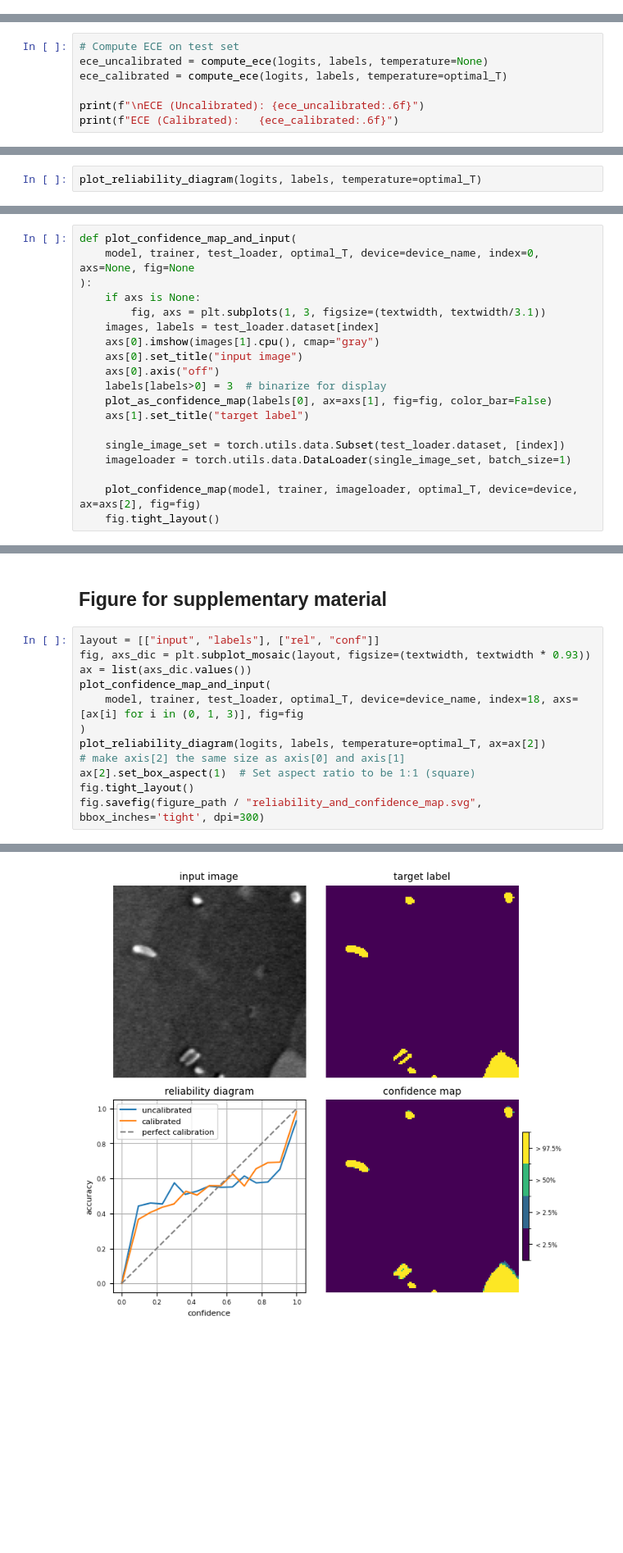
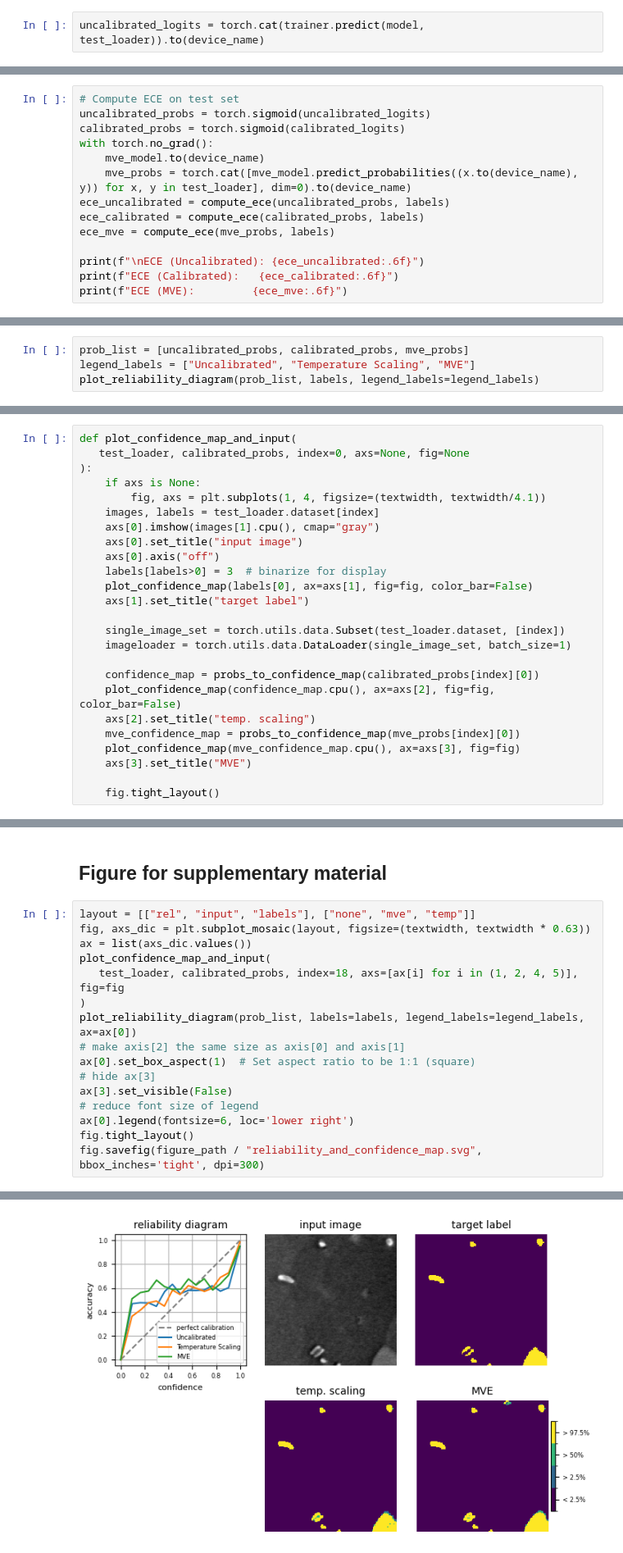
Before and after one commit to thawn/carde, a Jupyter notebook: docs/notebooks/uncertainty_estimation.ipynb, the cells around one changed output, grey strips where cells are left out. Shown: that part at 82% size. Cells and saved outputs as stored; diff of their text form; blank space fills up the shorter version.

```diff
--- a/docs/notebooks/uncertainty_estimation.ipynb
+++ b/docs/notebooks/uncertainty_estimation.ipynb
@@ -154,0 +144,2 @@ Monitored metric validation_loss did not improve in the last 15 records. Best sc
+# %%
+uncalibrated_logits = torch.cat(trainer.predict(model, test_loader)).to(device_name)
@@ -214,8 +238,15 @@ Negative Log-Likelihood (Calibrated):   0.0118
 # %%
 # Compute ECE on test set
-ece_uncalibrated = compute_ece(logits, labels, temperature=None)
-ece_calibrated = compute_ece(logits, labels, temperature=optimal_T)
+uncalibrated_probs = torch.sigmoid(uncalibrated_logits)
+calibrated_probs = torch.sigmoid(calibrated_logits)
+with torch.no_grad():
+    mve_model.to(device_name)
+    mve_probs = torch.cat([mve_model.predict_probabilities((x.to(device_name), y)) for x, y in test_loader], dim=0).to(device_name)
+ece_uncalibrated = compute_ece(uncalibrated_probs, labels)
+ece_calibrated = compute_ece(calibrated_probs, labels)
+ece_mve = compute_ece(mve_probs, labels)
 
 print(f"\nECE (Uncalibrated): {ece_uncalibrated:.6f}")
 print(f"ECE (Calibrated):   {ece_calibrated:.6f}")
+print(f"ECE (MVE):         {ece_mve:.6f}")
 # %% [output]
@@ -226,3 +258,5 @@ ECE (Calibrated):   0.001460
 # %%
-plot_reliability_diagram(logits, labels, temperature=optimal_T)
+prob_list = [uncalibrated_probs, calibrated_probs, mve_probs]
+legend_labels = ["Uncalibrated", "Temperature Scaling", "MVE"]
+plot_reliability_diagram(prob_list, labels, legend_labels=legend_labels)
 # %% [output]
@@ -232,20 +267,26 @@ plot_reliability_diagram(logits, labels, temperature=optimal_T)
 # %%
 def plot_confidence_map_and_input(
-    model, trainer, test_loader, optimal_T, device=device_name, index=0, axs=None, fig=None
+   test_loader, calibrated_probs, index=0, axs=None, fig=None
 ):
     if axs is None:
-        fig, axs = plt.subplots(1, 3, figsize=(textwidth, textwidth/3.1))
+        fig, axs = plt.subplots(1, 4, figsize=(textwidth, textwidth/4.1))
     images, labels = test_loader.dataset[index]
     axs[0].imshow(images[1].cpu(), cmap="gray")
     axs[0].set_title("input image")
     axs[0].axis("off")
     labels[labels>0] = 3  # binarize for display
-    plot_as_confidence_map(labels[0], ax=axs[1], fig=fig, color_bar=False)
+    plot_confidence_map(labels[0], ax=axs[1], fig=fig, color_bar=False)
     axs[1].set_title("target label")
 
     single_image_set = torch.utils.data.Subset(test_loader.dataset, [index])
     imageloader = torch.utils.data.DataLoader(single_image_set, batch_size=1)
 
-    plot_confidence_map(model, trainer, imageloader, optimal_T, device=device, ax=axs[2], fig=fig)
+    confidence_map = probs_to_confidence_map(calibrated_probs[index][0])
+    plot_confidence_map(confidence_map.cpu(), ax=axs[2], fig=fig, color_bar=False)
+    axs[2].set_title("temp. scaling")
+    mve_confidence_map = probs_to_confidence_map(mve_probs[index][0])
+    plot_confidence_map(mve_confidence_map.cpu(), ax=axs[3], fig=fig)
+    axs[3].set_title("MVE")
+
     fig.tight_layout()
 # %%
@@ -257,15 +297,19 @@ LOCAL_RANK: 0 - CUDA_VISIBLE_DEVICES: [0,1,2,3,4,5,6,7]
 # %% [markdown]
 ## Figure for supplementary material
 # %%
-layout = [["input", "labels"], ["rel", "conf"]]
-fig, axs_dic = plt.subplot_mosaic(layout, figsize=(textwidth, textwidth * 0.93))
+layout = [["rel", "input", "labels"], ["none", "mve", "temp"]]
+fig, axs_dic = plt.subplot_mosaic(layout, figsize=(textwidth, textwidth * 0.63))
 ax = list(axs_dic.values())
 plot_confidence_map_and_input(
-    model, trainer, test_loader, optimal_T, device=device_name, index=18, axs=[ax[i] for i in (0, 1, 3)], fig=fig
+   test_loader, calibrated_probs, index=18, axs=[ax[i] for i in (1, 2, 4, 5)], fig=fig
 )
-plot_reliability_diagram(logits, labels, temperature=optimal_T, ax=ax[2])
+plot_reliability_diagram(prob_list, labels=labels, legend_labels=legend_labels, ax=ax[0])
 # make axis[2] the same size as axis[0] and axis[1]
-ax[2].set_box_aspect(1)  # Set aspect ratio to be 1:1 (square)
+ax[0].set_box_aspect(1)  # Set aspect ratio to be 1:1 (square)
+# hide ax[3]
+ax[3].set_visible(False)
+# reduce font size of legend
+ax[0].legend(fontsize=6, loc='lower right')
 fig.tight_layout()
 fig.savefig(figure_path / "reliability_and_confidence_map.svg", bbox_inches='tight', dpi=300)
 # %% [output]
@@ -275 +316 @@ LOCAL_RANK: 0 - CUDA_VISIBLE_DEVICES: [0,1,2,3,4,5,6,7]
-[figure, old version]
+[figure, new version]
```
Also changed, not shown: parts of 25 cells of this notebook, 3 other files.
